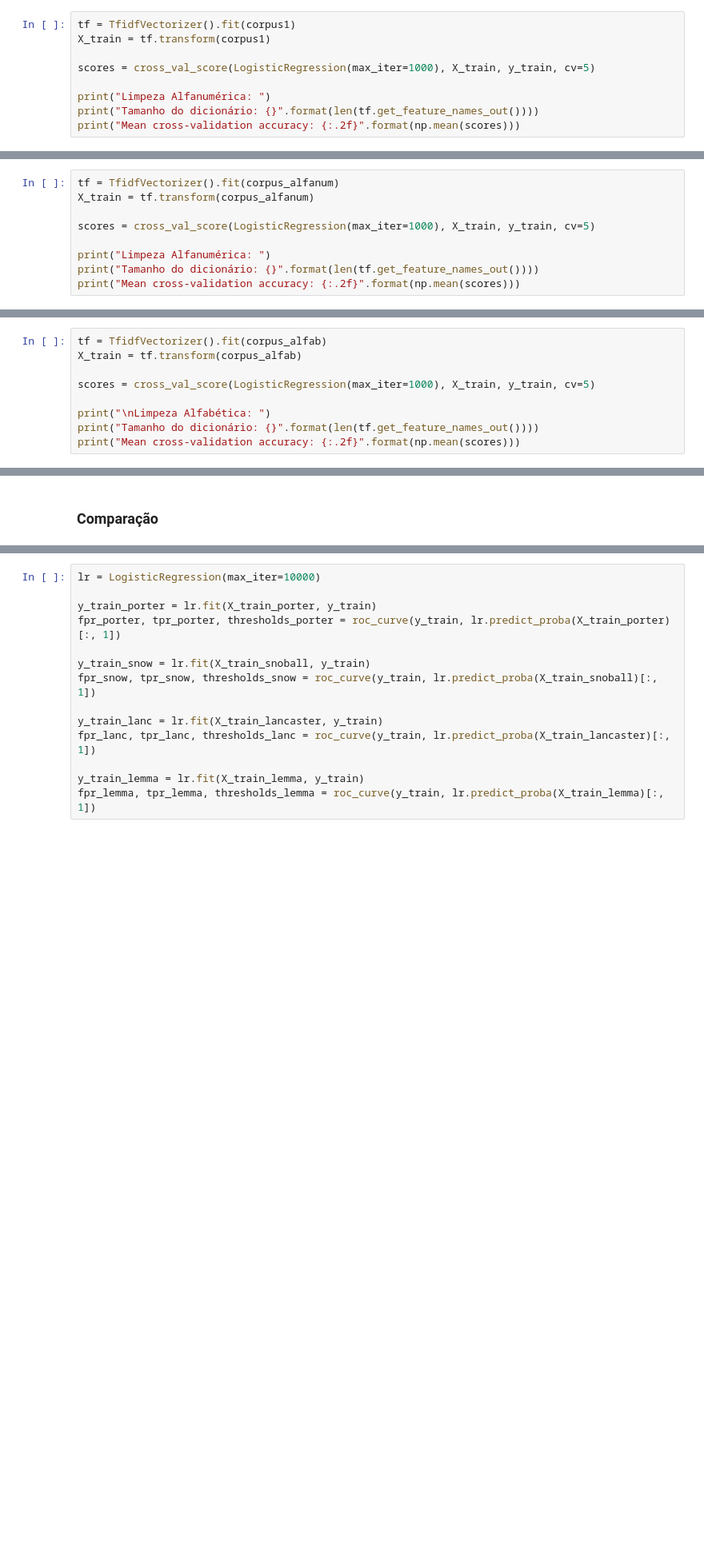
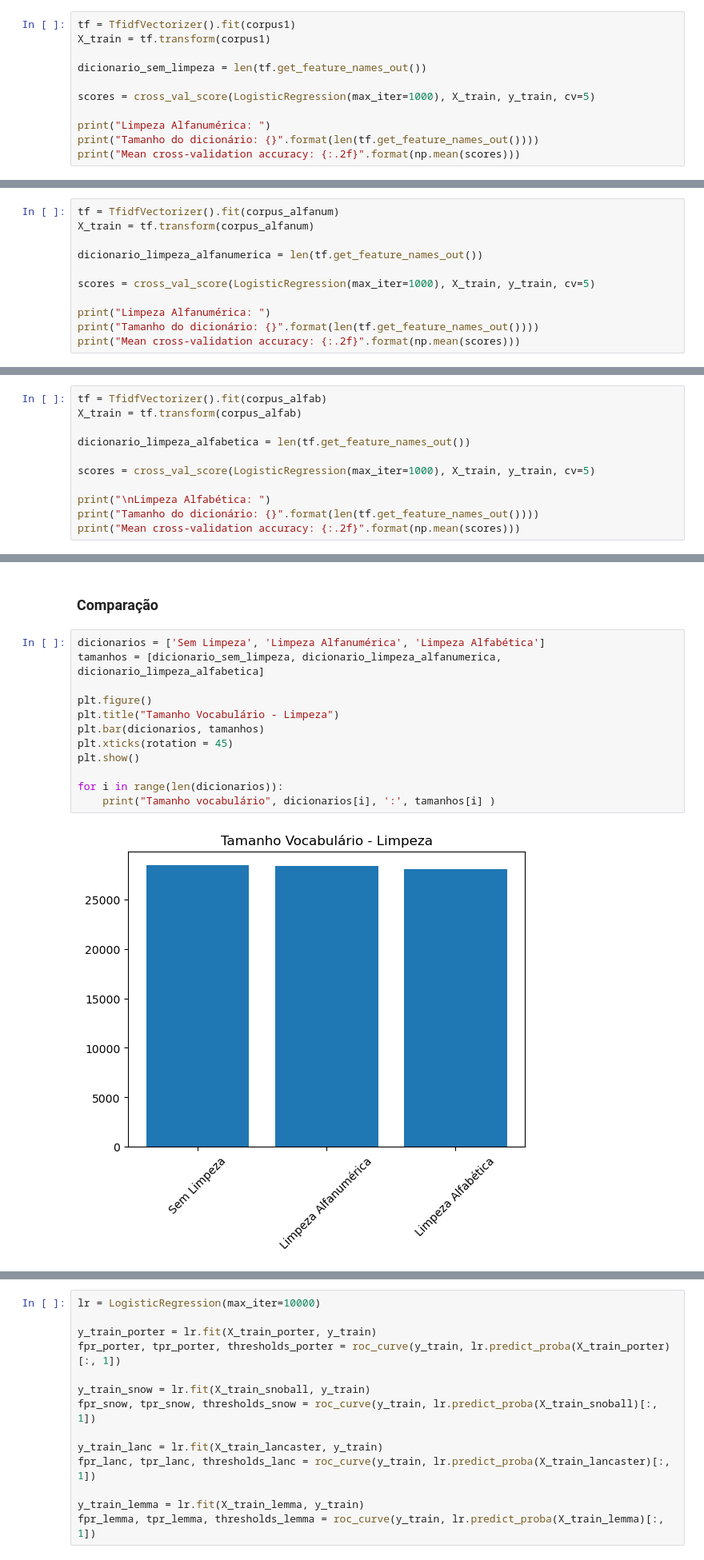
Before and after one commit to AnaSofOliveira/AA-22-23, a Jupyter notebook: Trabalho Final/1.limpeza de dados.ipynb, the cells around one changed output, grey strips where cells are left out. Shown at 80% size. Drawn from its saved outputs; the diff is of its cells as text; blank space fills up the shorter version.

```diff
--- a/Trabalho Final/1.limpeza de dados.ipynb
+++ b/Trabalho Final/1.limpeza de dados.ipynb
@@ -74,6 +76,8 @@ Comparação limpeza alfanumérica e limpeza alfabética
 # %%
 tf = TfidfVectorizer().fit(corpus1)
 X_train = tf.transform(corpus1)
+
+dicionario_sem_limpeza = len(tf.get_feature_names_out())
 
 scores = cross_val_score(LogisticRegression(max_iter=1000), X_train, y_train, cv=5)
 
@@ -89,6 +93,8 @@ Mean cross-validation accuracy: 0.89
 # %%
 tf = TfidfVectorizer().fit(corpus_alfanum)
 X_train = tf.transform(corpus_alfanum)
+
+dicionario_limpeza_alfanumerica = len(tf.get_feature_names_out())
 
 scores = cross_val_score(LogisticRegression(max_iter=1000), X_train, y_train, cv=5)
 
@@ -104,6 +110,8 @@ Mean cross-validation accuracy: 0.89
 # %%
 tf = TfidfVectorizer().fit(corpus_alfab)
 X_train = tf.transform(corpus_alfab)
+
+dicionario_limpeza_alfabetica = len(tf.get_feature_names_out())
 
 scores = cross_val_score(LogisticRegression(max_iter=1000), X_train, y_train, cv=5)
 
@@ -231,2 +247,16 @@ Mean cross-validation accuracy: 0.89
 # %% [markdown]
 ### Comparação
+# %%
+dicionarios = ['Sem Limpeza', 'Limpeza Alfanumérica', 'Limpeza Alfabética']
+tamanhos = [dicionario_sem_limpeza, dicionario_limpeza_alfanumerica, dicionario_limpeza_alfabetica]
+
+plt.figure()
+plt.title("Tamanho Vocabulário - Limpeza")
+plt.bar(dicionarios, tamanhos)
+plt.xticks(rotation = 45)
+plt.show()
+
+for i in range(len(dicionarios)):
+    print("Tamanho vocabulário", dicionarios[i], ':', tamanhos[i] )
+# %% [output]
+[figure, added]
```
Also changed, not shown: parts of 16 cells of this notebook, 5 other files.
